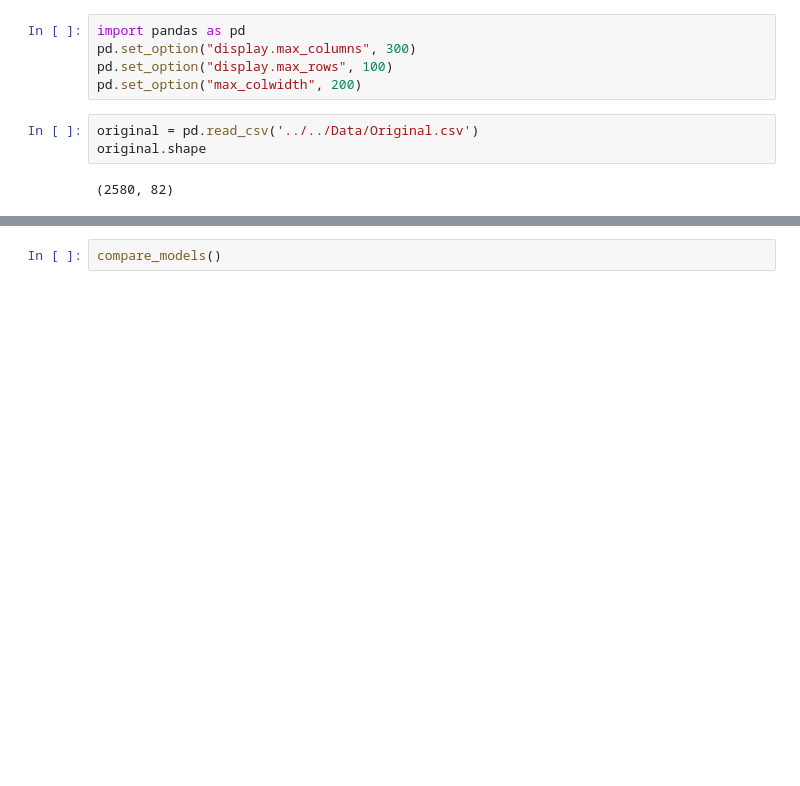
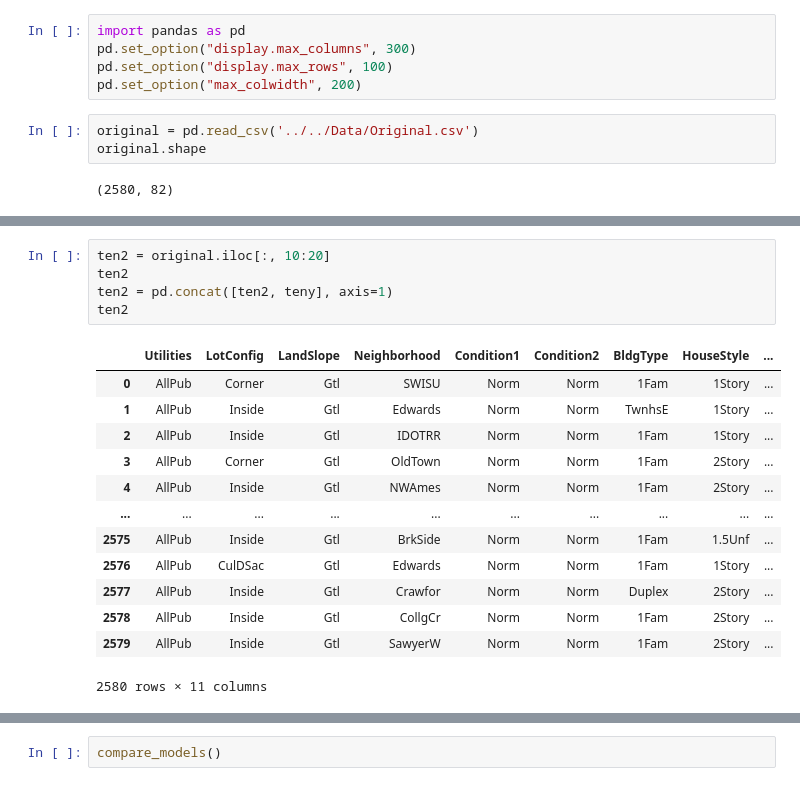
Before and after one commit to BPM1401/Go-Big-Or-Go-Home, a Jupyter notebook: Model Performance/PyCaret/Compare Models.ipynb, the cells around one changed output, grey strips where cells are left out. Cells and saved outputs as stored; diff of their text form; blank space fills up the shorter version.

```diff
--- a/Model Performance/PyCaret/Compare Models.ipynb
+++ b/Model Performance/PyCaret/Compare Models.ipynb
@@ -25 +70,20 @@ original.head(3)
+# %%
+ten2 = original.iloc[:, 10:20]
+ten2
+ten2 = pd.concat([ten2, teny], axis=1)
+ten2
+# %% [output]
+|  | Utilities | LotConfig | LandSlope | Neighborhood | Condition1 | Condition2 | BldgType | HouseStyle | ... |
+| 0 | AllPub | Corner | Gtl | SWISU | Norm | Norm | 1Fam | 1Story | ... |
+| 1 | AllPub | Inside | Gtl | Edwards | Norm | Norm | TwnhsE | 1Story | ... |
+| 2 | AllPub | Inside | Gtl | IDOTRR | Norm | Norm | 1Fam | 1Story | ... |
+| 3 | AllPub | Corner | Gtl | OldTown | Norm | Norm | 1Fam | 2Story | ... |
+| 4 | AllPub | Inside | Gtl | NWAmes | Norm | Norm | 1Fam | 2Story | ... |
+| ... | ... | ... | ... | ... | ... | ... | ... | ... | ... |
+| 2575 | AllPub | Inside | Gtl | BrkSide | Norm | Norm | 1Fam | 1.5Unf | ... |
+| 2576 | AllPub | CulDSac | Gtl | Edwards | Norm | Norm | 1Fam | 1Story | ... |
+| 2577 | AllPub | Inside | Gtl | Crawfor | Norm | Norm | Duplex | 2Story | ... |
+| 2578 | AllPub | Inside | Gtl | CollgCr | Norm | Norm | 1Fam | 2Story | ... |
+| 2579 | AllPub | Inside | Gtl | SawyerW | Norm | Norm | 1Fam | 2Story | ... |
+2580 rows × 11 columns
 # %%
```
Also changed, not shown: parts of 5 cells of this notebook, 6 other files.
